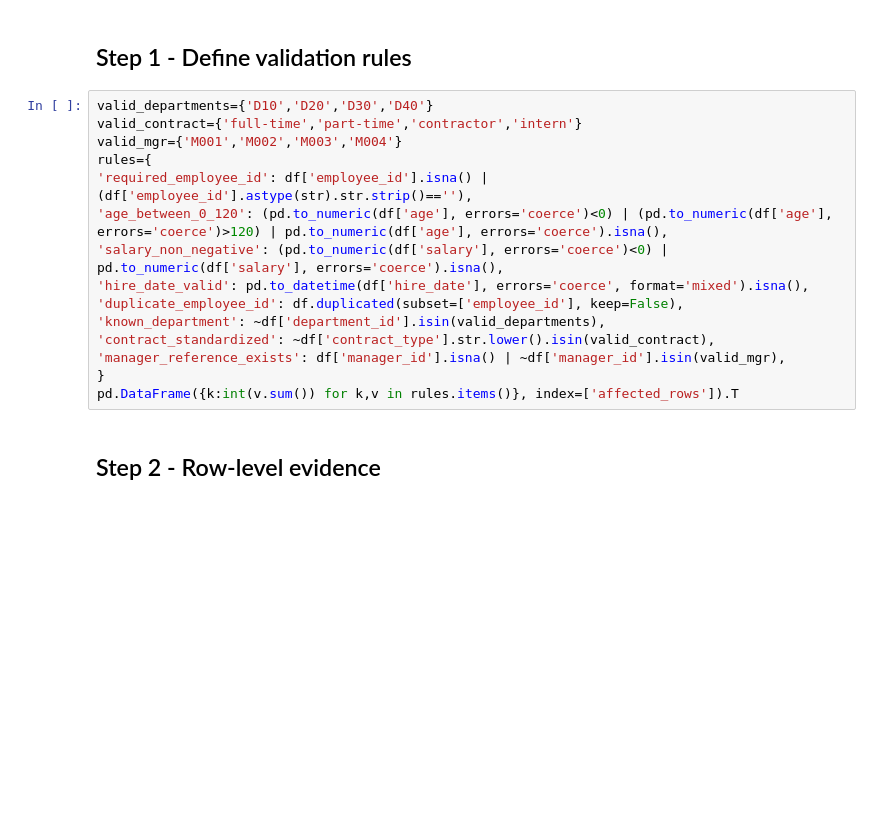
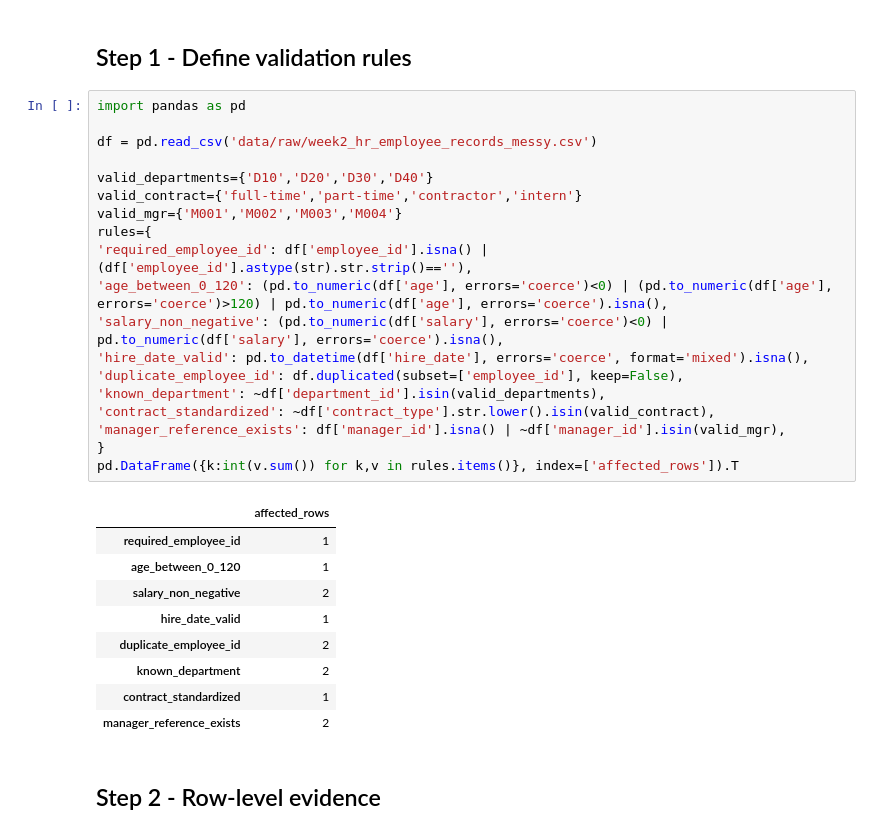
Before and after one commit to MehrdadJalali-AI/data-management-teaching-materials, a Jupyter notebook: notebooks/week2/03_day2_validation_rules_and_audit.ipynb, the cells around one changed output. Drawn from its saved outputs; the diff is of its cells as text; blank space fills up the shorter version.

```diff
--- a/notebooks/week2/03_day2_validation_rules_and_audit.ipynb
+++ b/notebooks/week2/03_day2_validation_rules_and_audit.ipynb
@@ -15,20 +30,34 @@ df.head()
 # %% [markdown]
 ## Step 1 - Define validation rules
 # %%
+import pandas as pd
+
+df = pd.read_csv('data/raw/week2_hr_employee_records_messy.csv')
+
 valid_departments={'D10','D20','D30','D40'}
 valid_contract={'full-time','part-time','contractor','intern'}
 valid_mgr={'M001','M002','M003','M004'}
 rules={
 'required_employee_id': df['employee_id'].isna() | (df['employee_id'].astype(str).str.strip()==''),
 'age_between_0_120': (pd.to_numeric(df['age'], errors='coerce')<0) | (pd.to_numeric(df['age'], errors='coerce')>120) | pd.to_numeric(df['age'], errors='coerce').isna(),
 'salary_non_negative': (pd.to_numeric(df['salary'], errors='coerce')<0) | pd.to_numeric(df['salary'], errors='coerce').isna(),
 'hire_date_valid': pd.to_datetime(df['hire_date'], errors='coerce', format='mixed').isna(),
 'duplicate_employee_id': df.duplicated(subset=['employee_id'], keep=False),
 'known_department': ~df['department_id'].isin(valid_departments),
 'contract_standardized': ~df['contract_type'].str.lower().isin(valid_contract),
 'manager_reference_exists': df['manager_id'].isna() | ~df['manager_id'].isin(valid_mgr),
 }
 pd.DataFrame({k:int(v.sum()) for k,v in rules.items()}, index=['affected_rows']).T
+# %% [output]
+|  | affected_rows |
+| required_employee_id | 1 |
+| age_between_0_120 | 1 |
+| salary_non_negative | 2 |
+| hire_date_valid | 1 |
+| duplicate_employee_id | 2 |
+| known_department | 2 |
+| contract_standardized | 1 |
+| manager_reference_exists | 2 |
 # %% [markdown]
 ## Step 2 - Row-level evidence
 # %%
```
Also changed, not shown: parts of 7 cells of this notebook.
